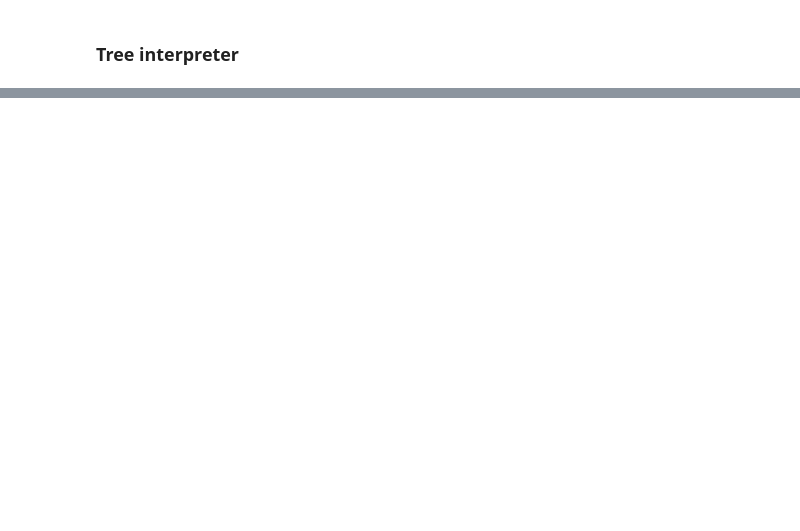
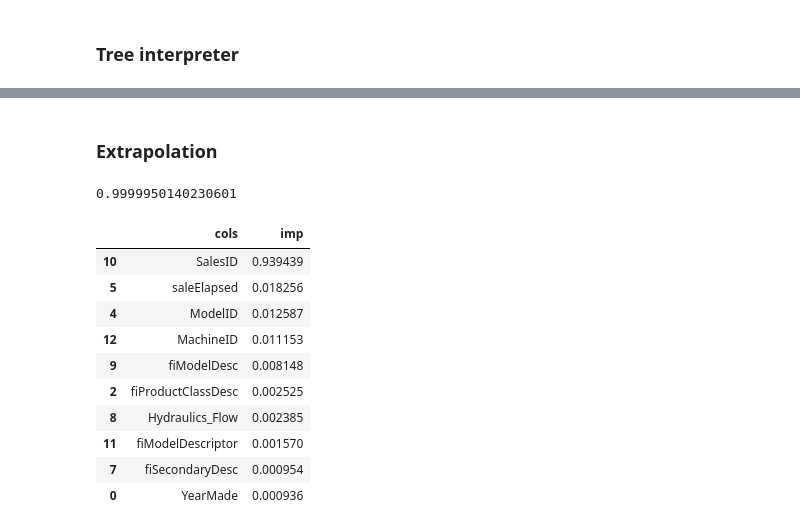
Before and after one commit to gsam1/dsml-learning, a Jupyter notebook: Intro_ML_Coders/Lesson_04_Feature_Importance_Tree_Interpreter.ipynb, the cells around one changed output, grey strips where cells are left out. Cells and saved outputs as stored; diff of their text form; code cells hidden in the pictures; blank space fills up the shorter version.

Commit message:
Intro_ML_Coders: Appended Extrapolation to the Lesson_04; Started Lesson_05

```diff
--- a/Intro_ML_Coders/Lesson_04_Feature_Importance_Tree_Interpreter.ipynb
+++ b/Intro_ML_Coders/Lesson_04_Feature_Importance_Tree_Interpreter.ipynb
@@ -326,0 +330,27 @@ contributions[0].sum()
+# %% [markdown]
+### Extrapolation
+# %%
+df_ext = df_keep.copy()
+df_ext['is_valid'] = 1
+df_ext.is_valid[:n_trn] = 0
+x, y, nas = proc_df(df_ext, 'is_valid')
+# %%
+m = RandomForestClassifier(n_estimators=40, min_samples_leaf=3, max_features=0.5, n_jobs=8, oob_score=True)
+m.fit(x, y)
+m.oob_score_
+# %% [output]
+0.9999950140230601
+# %%
+fi = rf_feat_importance(m, x); fi[:10]
+# %% [output]
+|  | cols | imp |
+| 10 | SalesID | 0.939439 |
+| 5 | saleElapsed | 0.018256 |
+| 4 | ModelID | 0.012587 |
+| 12 | MachineID | 0.011153 |
+| 9 | fiModelDesc | 0.008148 |
+| 2 | fiProductClassDesc | 0.002525 |
+| 8 | Hydraulics_Flow | 0.002385 |
+| 11 | fiModelDescriptor | 0.001570 |
+| 7 | fiSecondaryDesc | 0.000954 |
+| 0 | YearMade | 0.000936 |
```
Also changed, not shown: parts of 40 cells of this notebook, 1 other file.
